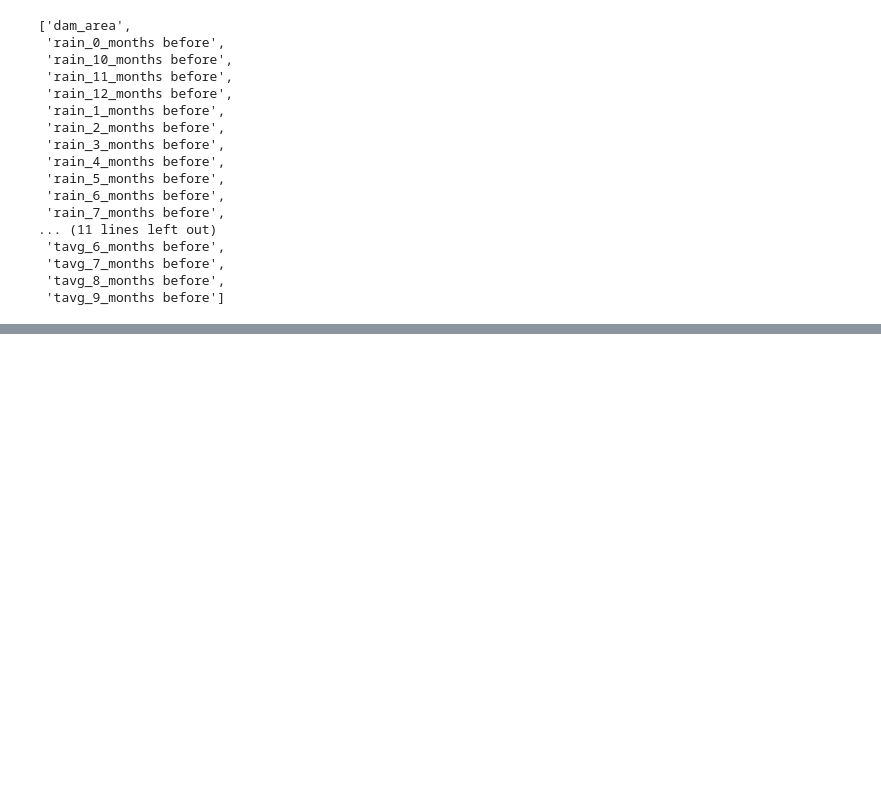
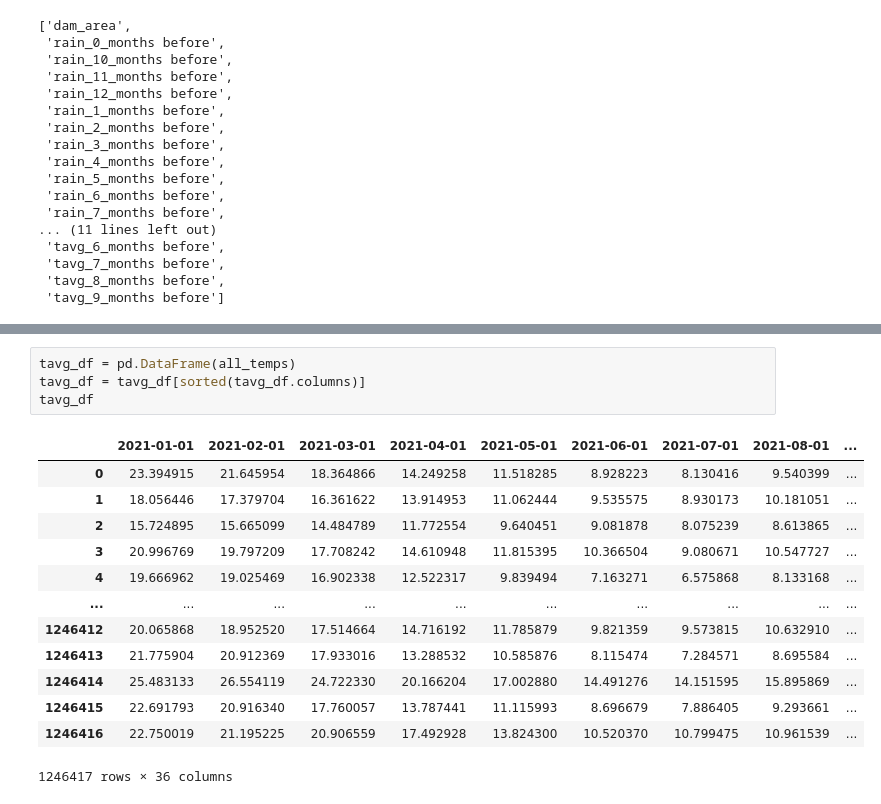
Before and after one commit to DPIRD-DMA/Weather-to-water, a Jupyter notebook: 4 Dam forecast pred XGB.ipynb, the cells around one changed output, grey strips where cells are left out. Cells and saved outputs as stored; diff of their text form; blank space fills up the shorter version.

```diff
--- a/4 Dam forecast pred XGB.ipynb
+++ b/4 Dam forecast pred XGB.ipynb
@@ -220,3 +273,21 @@ preds_df = preds_df[sorted(preds_df.columns)]
+# %%
+tavg_df = pd.DataFrame(all_temps)
+tavg_df = tavg_df[sorted(tavg_df.columns)]
+tavg_df
+# %% [output]
+|  | 2021-01-01 | 2021-02-01 | 2021-03-01 | 2021-04-01 | 2021-05-01 | 2021-06-01 | 2021-07-01 | 2021-08-01 | ... |
+| 0 | 23.394915 | 21.645954 | 18.364866 | 14.249258 | 11.518285 | 8.928223 | 8.130416 | 9.540399 | ... |
+| 1 | 18.056446 | 17.379704 | 16.361622 | 13.914953 | 11.062444 | 9.535575 | 8.930173 | 10.181051 | ... |
+| 2 | 15.724895 | 15.665099 | 14.484789 | 11.772554 | 9.640451 | 9.081878 | 8.075239 | 8.613865 | ... |
+| 3 | 20.996769 | 19.797209 | 17.708242 | 14.610948 | 11.815395 | 10.366504 | 9.080671 | 10.547727 | ... |
+| 4 | 19.666962 | 19.025469 | 16.902338 | 12.522317 | 9.839494 | 7.163271 | 6.575868 | 8.133168 | ... |
+| ... | ... | ... | ... | ... | ... | ... | ... | ... | ... |
+| 1246412 | 20.065868 | 18.952520 | 17.514664 | 14.716192 | 11.785879 | 9.821359 | 9.573815 | 10.632910 | ... |
+| 1246413 | 21.775904 | 20.912369 | 17.933016 | 13.288532 | 10.585876 | 8.115474 | 7.284571 | 8.695584 | ... |
+| 1246414 | 25.483133 | 26.554119 | 24.722330 | 20.166204 | 17.002880 | 14.491276 | 14.151595 | 15.895869 | ... |
+| 1246415 | 22.691793 | 20.916340 | 17.760057 | 13.787441 | 11.115993 | 8.696679 | 7.886405 | 9.293661 | ... |
+| 1246416 | 22.750019 | 21.195225 | 20.906559 | 17.492928 | 13.824300 | 10.520370 | 10.799475 | 10.961539 | ... |
+1246417 rows × 36 columns
 # %%
 # set any negative values to 0
 preds_df[preds_df < 0] = 0
```
Also changed, not shown: parts of 26 cells of this notebook, 8 other files.
